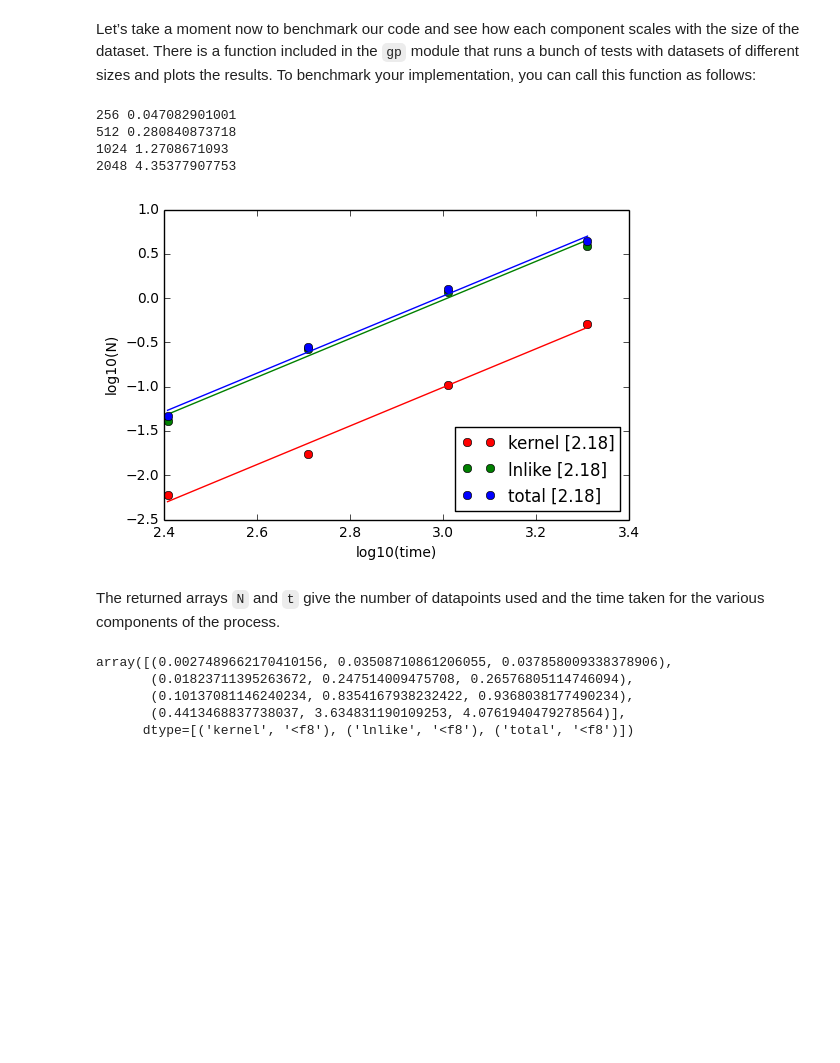
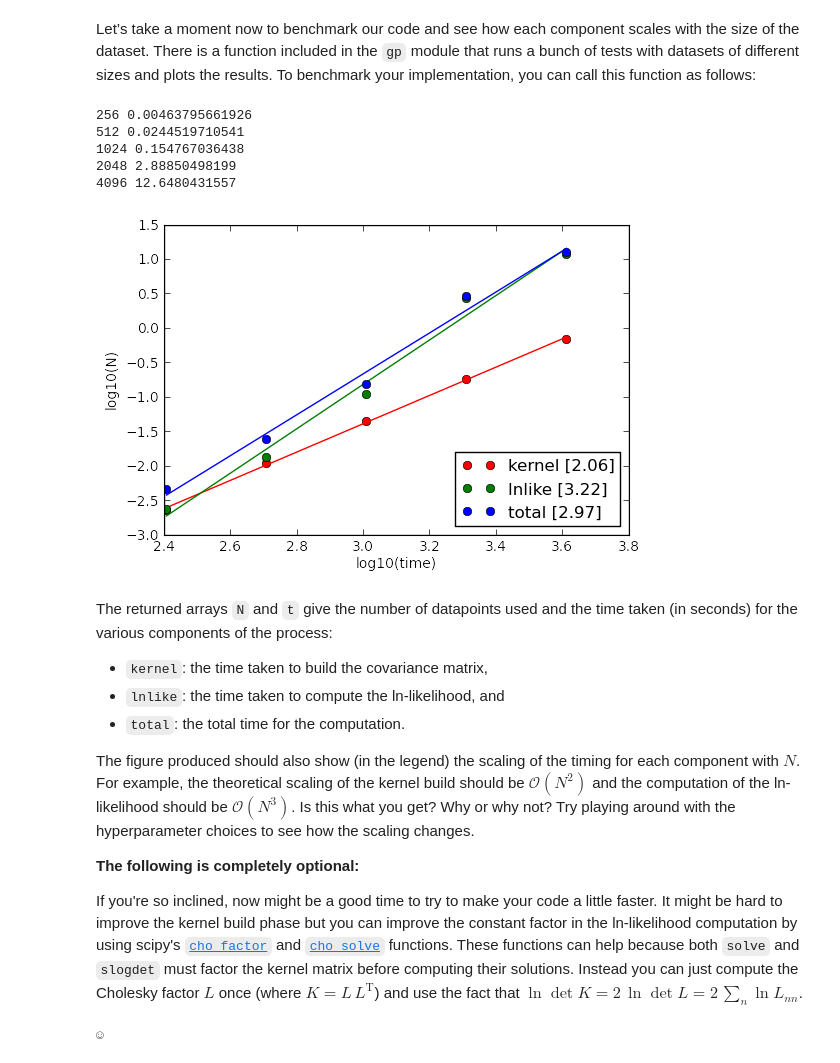
Before and after one commit to dfm/gp, a Jupyter notebook: worksheet.ipynb, the cells around one changed output. Cells and saved outputs as stored; diff of their text form; code cells hidden in the pictures; blank space fills up the shorter version.

```diff
--- a/worksheet.ipynb
+++ b/worksheet.ipynb
@@ -213,21 +213,55 @@ Let’s take a moment now to benchmark our code and see how each component scale
 There is a function included in the `gp` module that runs a bunch of tests with datasets of different sizes and plots the results.
 To benchmark your implementation, you can call this function as follows:
 # %%
-hyper = [1.0 , 0.1]
-N, t = gp.benchmark(expsq_kernel, lnlike, hyper)
+hyper = [1.0, 0.5]
+N, t = gp.benchmark(expsq_kernel, lnlike, hyper, N=2 ** np.arange(8, 13))
 # %% [output]
-256 0.047082901001
-512 0.280840873718
-1024 1.2708671093
-2048 4.35377907753
+256 0.00463795661926
+512 0.0244519710541
+1024 0.154767036438
+2048 2.88850498199
+4096 12.6480431557
-[figure, old version]
+[figure, new version]
-# %% [markdown]
-The returned arrays `N` and `t` give the number of datapoints used and the time taken for the various components of the process.
-# %%
-basic_t
-# %% [output]
-array([(0.0027489662170410156, 0.03508710861206055, 0.037858009338378906),
-       (0.01823711395263672, 0.247514009475708, 0.26576805114746094),
-       (0.10137081146240234, 0.8354167938232422, 0.9368038177490234),
-       (0.4413468837738037, 3.634831190109253, 4.0761940479278564)],
-      dtype=[('kernel', '<f8'), ('lnlike', '<f8'), ('total', '<f8')])
+# %% [markdown]
+The returned arrays `N` and `t` give the number of datapoints used and the time taken (in seconds) for the various components of the process:
+
+* `kernel`: the time taken to build the covariance matrix,
+* `lnlike`: the time taken to compute the ln-likelihood, and
+* `total`: the total time for the computation.
+
+The figure produced should also show (in the legend) the scaling of the timing for each component with $N$.
+For example, the theoretical scaling of the kernel build should be $\mathcal{O}(N^2)$ and the computation of the ln-likelihood should be $\mathcal{O}(N^3)$.
+Is this what you get?
+Why or why not?
+Try playing around with the hyperparameter choices to see how the scaling changes.
+
+**The following is completely optional:**
+
+If you're so inclined, now might be a good time to try to make your code a little faster.
+It might be hard to improve the kernel build phase but you can improve the constant factor in the ln-likelihood computation by using scipy's [`cho_factor`](http://docs.scipy.org/doc/scipy-0.13.0/reference/generated/scipy.linalg.cho_factor.html) and [`cho_solve`](http://docs.scipy.org/doc/scipy-0.13.0/reference/generated/scipy.linalg.cho_solve.html) functions.
+These functions can help because both `solve` and `slogdet` must factor the kernel matrix before computing their solutions.
+Instead you can just compute the Cholesky factor $L$ once (where $K = L\,L^\mathrm{T}$) and use the fact that $\ln\det K = 2\,\ln\det L = 2\,\sum_n \ln L_{nn}$.
+# %%
+# Optionally implement a fast ln-likelihood function.
+
+from scipy.linalg import cho_factor, cho_solve
+
+def faster_lnlike(r, K):
+    """
+    A faster version of ``lnlike``.
+
+    """
+
+    # FIXME: remove the correct answer.
+    L = cho_factor(K)
+    ld = 2 * np.sum(np.log(np.diag(L[0])))
+    return -0.5 * (np.dot(r, cho_solve(L, r)) + ld)
+
+    # Erase the following line and implement the Gaussian process
+    # ln-likelihood here.
+    pass
+
+# Check the implementation...
+gp.utils.test_lnlike(faster_lnlike)
+# %% [output]
+☺︎
```
Also changed, not shown: parts of 8 cells of this notebook.
